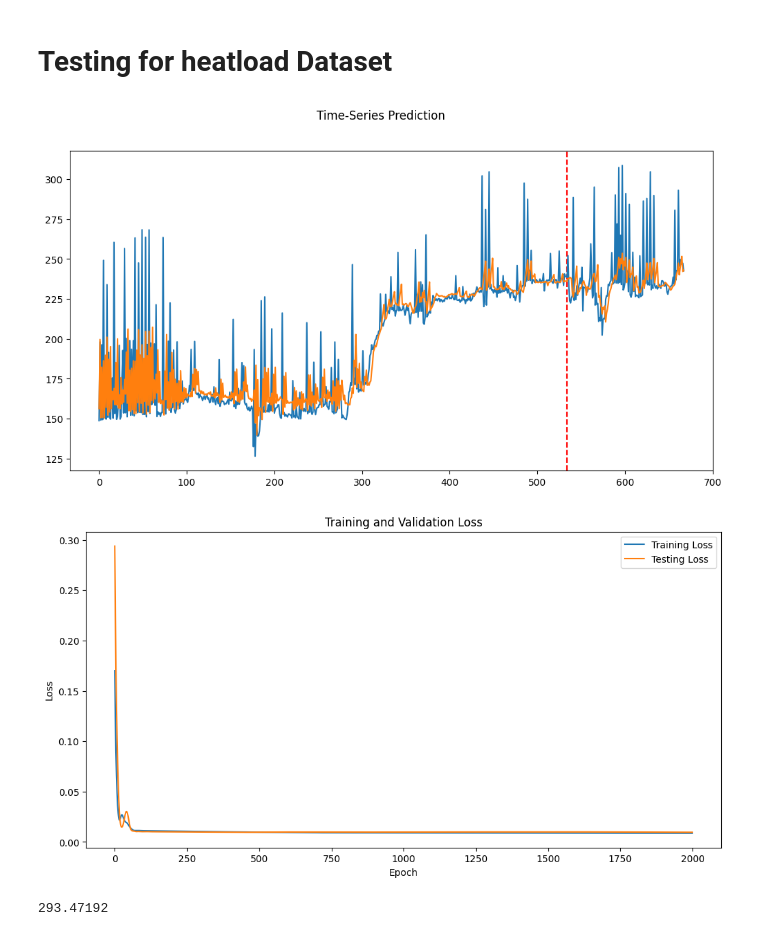
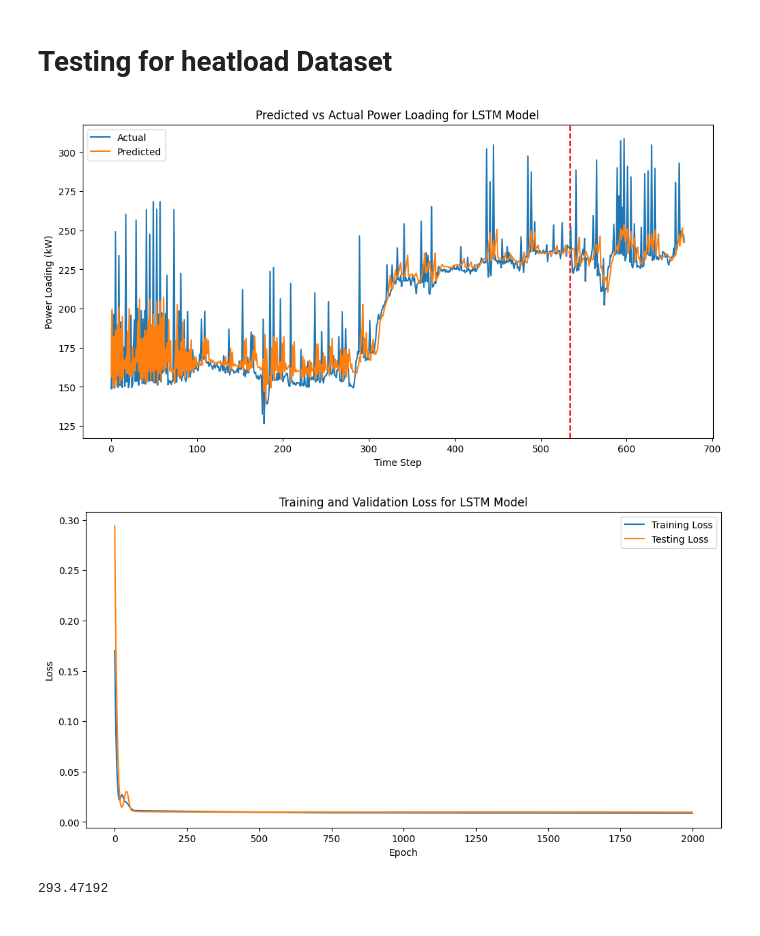
Before and after one commit to fishball0112/roy, a Jupyter notebook: (Final)Time_Series_Prediction_with_LSTM_Using_PyTorch.ipynb, the cells around one changed output. Cells and saved outputs as stored; diff of their text form; code cells hidden in the pictures.

```diff
--- a/(Final)Time_Series_Prediction_with_LSTM_Using_PyTorch.ipynb
+++ b/(Final)Time_Series_Prediction_with_LSTM_Using_PyTorch.ipynb
@@ -230,25 +230,28 @@ Epoch: 1900, loss: 0.00869
 # %%
 plt.figure(figsize=(12, 6))
 lstm.eval()
 train_predict = lstm(dataX)
 
 data_predict = train_predict.data.numpy()
 dataY_plot = dataY.data.numpy()
 
 data_predict = sc.inverse_transform(data_predict)
 dataY_plot = sc.inverse_transform(dataY_plot)
 
 plt.axvline(x=train_size, c='r', linestyle='--')
 
-plt.plot(dataY_plot)
-plt.plot(data_predict)
-plt.suptitle('Time-Series Prediction')
+plt.plot(dataY_plot, label="Actual")
+plt.plot(data_predict, label="Predicted")
+plt.xlabel('Time Step')
+plt.ylabel('Power Loading (kW)')
+plt.legend()
+plt.title('Predicted vs Actual Power Loading for LSTM Model')
 plt.show()
 # %% [output]
-[figure, old version]
+[figure, new version]
 # %%
 plt.figure(figsize=(12, 6))
-plt.title('Training and Validation Loss')
+plt.title('Training and Validation Loss for LSTM Model')
 plt.plot(train_loss_record, label='Training Loss')
 plt.plot(test_loss_record, label='Testing Loss')
 plt.xlabel('Epoch')
@@ -256,7 +259,7 @@ plt.ylabel('Loss')
 plt.legend()
 plt.show()
 # %% [output]
-[figure, old version]
+[figure, new version]
 # %%
 mse=mean_squared_error(dataY_plot,data_predict)
 print(mse)
```
Also changed, not shown: parts of 1 cell of this notebook.
